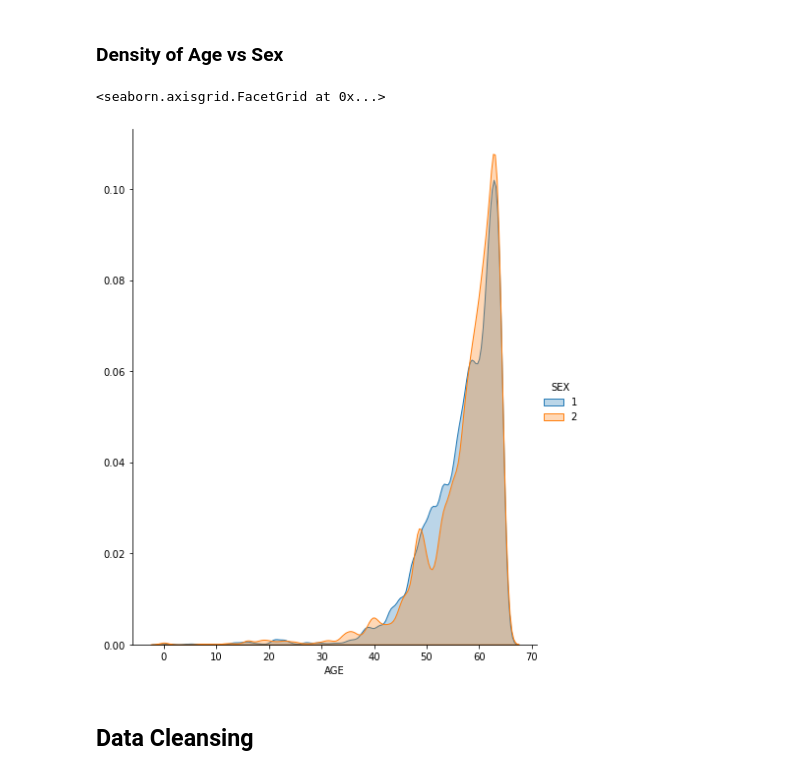
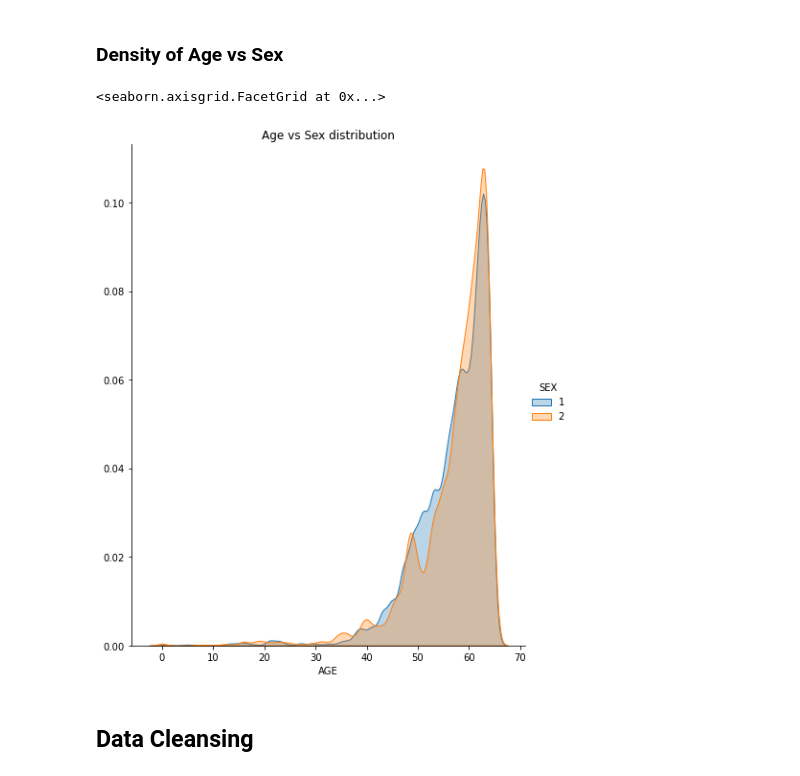
Before and after one commit to OU-DISC/FAA-Pliot-License-Renewal-Forecasting, a Jupyter notebook: FAA Project (2019 & 2020 Data).ipynb, the cells around one changed output. Drawn from its saved outputs; the diff is of its cells as text; code cells hidden in the pictures.

```diff
--- a/FAA Project (2019 & 2020 Data).ipynb
+++ b/FAA Project (2019 & 2020 Data).ipynb
@@ -979,10 +976,11 @@ sns.histplot(df20['AGE'],binwidth=2, color='green')
 # %%
 g = sns.FacetGrid(df20, hue='SEX', size = 8, height = 4, aspect=0.8)
 g = g.map(sns.kdeplot, 'AGE', shade=True, alpha=0.3)
+plt.title('Age vs Sex distribution')
 g.add_legend()
 # %% [output]
 <seaborn.axisgrid.FacetGrid at 0x...>
-[figure, old version]
+[figure, new version]
 # %% [markdown]
 ## Data Cleansing
 # %% [markdown]
```
Also changed, not shown: parts of 115 cells of this notebook, 6 other files.
